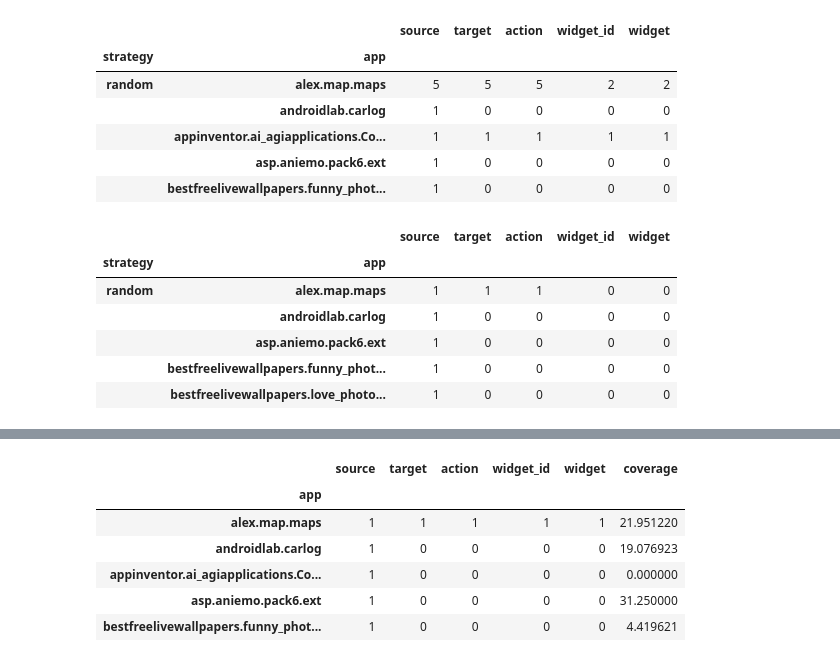
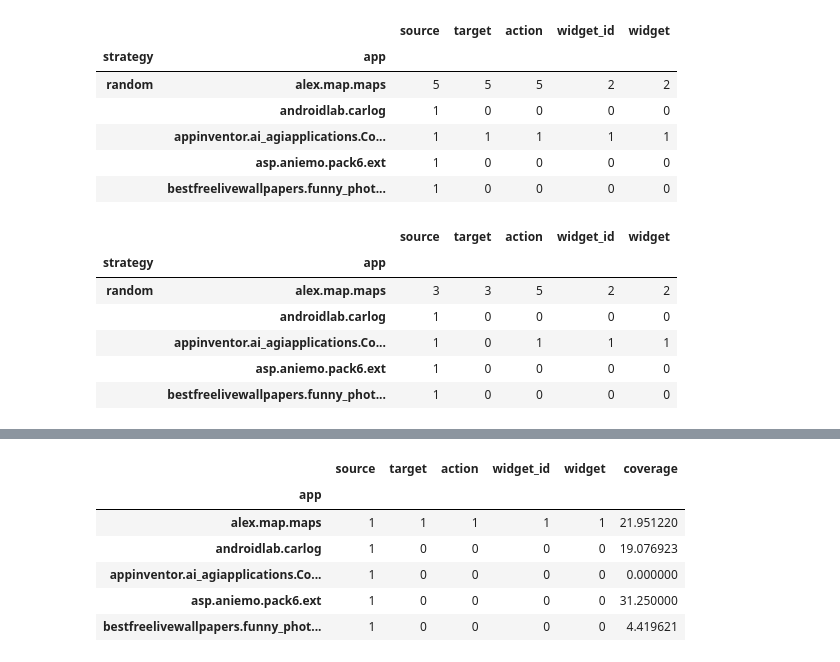
Before and after one commit to sangamk/IncubatorDataAnalyser, a Jupyter notebook: notebooks/GraphCoverage.ipynb, the cells around one changed output, grey strips where cells are left out. Cells and saved outputs as stored; diff of their text form; code cells hidden in the pictures.

```diff
--- a/notebooks/GraphCoverage.ipynb
+++ b/notebooks/GraphCoverage.ipynb
@@ -43,18 +50,20 @@ test_graph_df.groupby(["strategy", "app"]).count().head()
 |  | asp.aniemo.pack6.ext | 1 | 0 | 0 | 0 | 0 |
 |  | bestfreelivewallpapers.funny_phot... | 1 | 0 | 0 | 0 | 0 |
 # %%
-valid_test_graph = test_graph_df[(test_graph_df.source != "com.google.android.gms.ads.AdActivity") &
-                                 (test_graph_df.target != "com.google.android.gms.ads.AdActivity")]
+# valid_test_graph = test_graph_df[(test_graph_df.source != "com.google.android.gms.ads.AdActivity") &
+#                                  (test_graph_df.target != "com.google.android.gms.ads.AdActivity")]
+valid_test_graph = test_graph_df.replace("com.google.android.gms.ads.AdActivity", np.nan)
+
 valid_test_graph.groupby(["strategy", "app"]).count().head()
 # valid_test_graph.drop_duplicates().groupby(["strategy", "app"]).count().head()
 # %% [output]
 |  |  | source | target | action | widget_id | widget |
 | strategy | app |  |  |  |  |  |
-| random | alex.map.maps | 1 | 1 | 1 | 0 | 0 |
+| random | alex.map.maps | 3 | 3 | 5 | 2 | 2 |
 |  | androidlab.carlog | 1 | 0 | 0 | 0 | 0 |
+|  | appinventor.ai_agiapplications.Co... | 1 | 0 | 1 | 1 | 1 |
 |  | asp.aniemo.pack6.ext | 1 | 0 | 0 | 0 | 0 |
 |  | bestfreelivewallpapers.funny_phot... | 1 | 0 | 0 | 0 | 0 |
-|  | bestfreelivewallpapers.love_photo... | 1 | 0 | 0 | 0 | 0 |
 # %%
 coverage_df.head()
 # %% [output]
```
Also changed, not shown: parts of 23 cells of this notebook, 5 other files.
